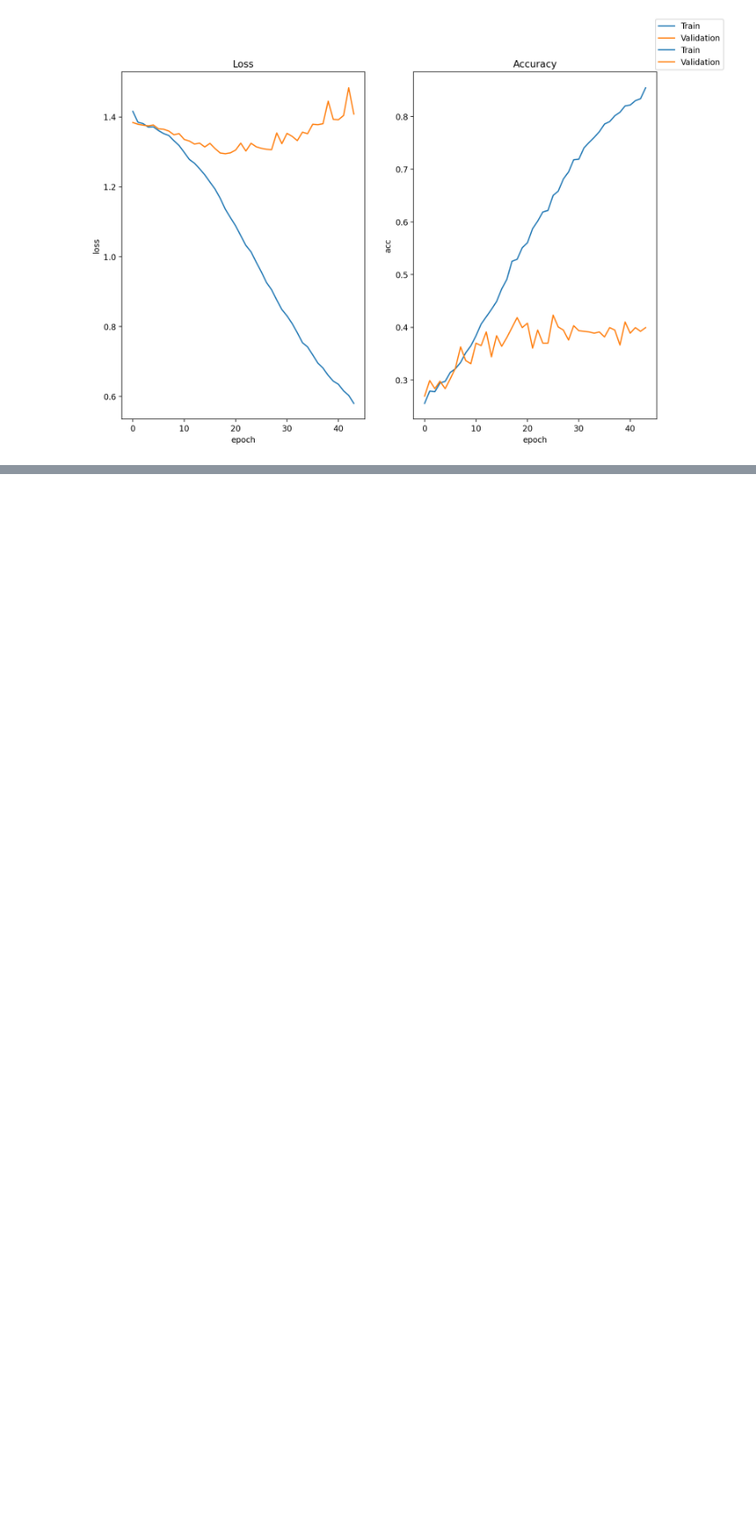
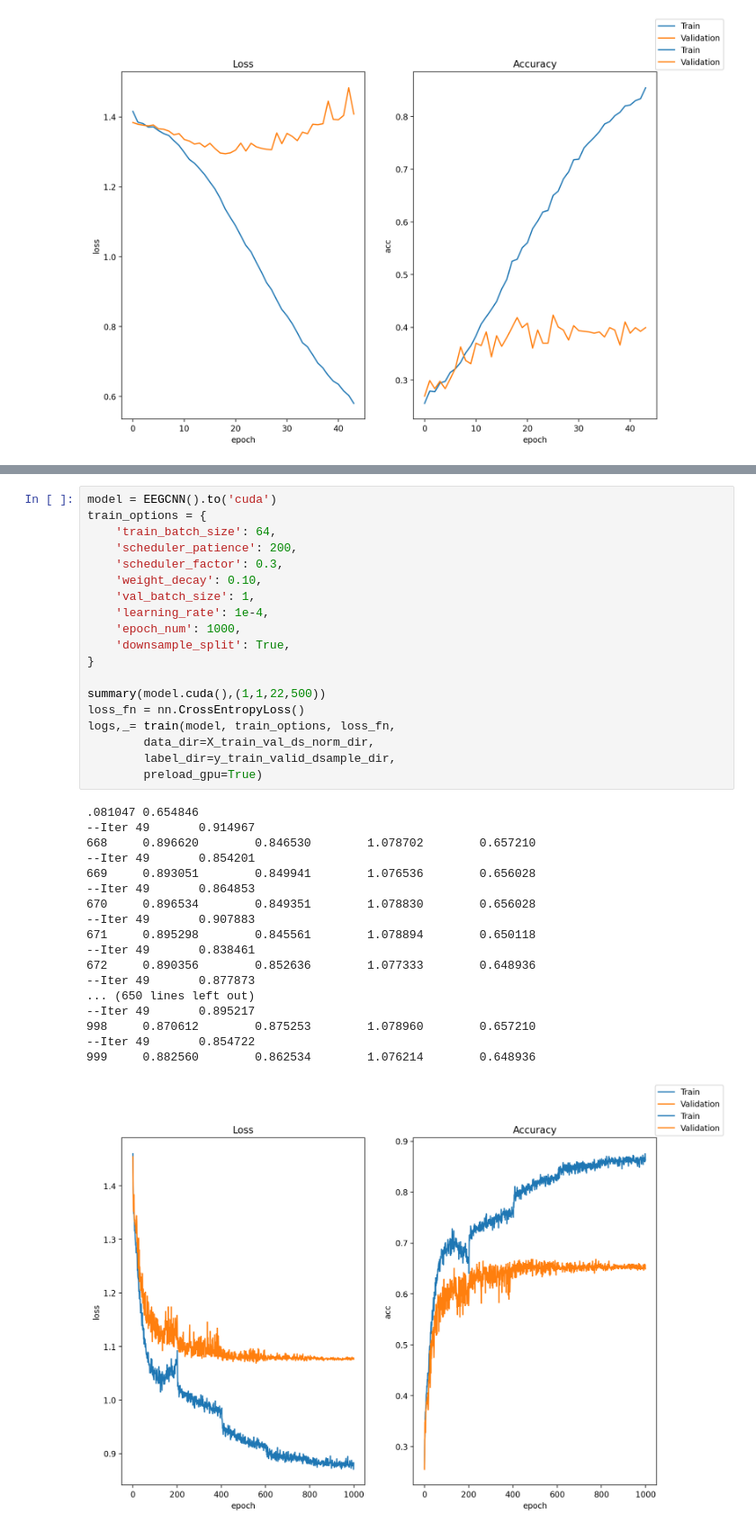
Before and after one commit to RX-0-95/EEG_Classification, a Jupyter notebook: CNNv3.ipynb, the cells around one changed output, grey strips where cells are left out. Shown at 90% size. Saved outputs shown, nothing was run; the diff lists cells and outputs as text; blank space fills up the shorter version.

```diff
--- a/CNNv3.ipynb
+++ b/CNNv3.ipynb
@@ -342,0 +345,38 @@ logs,_= train(model, train_options, loss_fn,
+# %%
+model = EEGCNN().to('cuda')
+train_options = {
+    'train_batch_size': 64,
+    'scheduler_patience': 200,
+    'scheduler_factor': 0.3,
+    'weight_decay': 0.10,
+    'val_batch_size': 1,
+    'learning_rate': 1e-4,
+    'epoch_num': 1000,
+    'downsample_split': True,
+}
+
+summary(model.cuda(),(1,1,22,500))
+loss_fn = nn.CrossEntropyLoss()
+logs,_= train(model, train_options, loss_fn,
+        data_dir=X_train_val_ds_norm_dir,
+        label_dir=y_train_valid_dsample_dir,
+        preload_gpu=True)
+# %% [output]
+.081047 0.654846
+--Iter 49       0.914967
+668     0.896620        0.846530        1.078702        0.657210
+--Iter 49       0.854201
+669     0.893051        0.849941        1.076536        0.656028
+--Iter 49       0.864853
+670     0.896534        0.849351        1.078830        0.656028
+--Iter 49       0.907883
+671     0.895298        0.845561        1.078894        0.650118
+--Iter 49       0.838461
+672     0.890356        0.852636        1.077333        0.648936
+--Iter 49       0.877873
+... (650 lines left out)
+--Iter 49       0.895217
+998     0.870612        0.875253        1.078960        0.657210
+--Iter 49       0.854722
+999     0.882560        0.862534        1.076214        0.648936
+[figure, added]
```
Also changed, not shown: parts of 2 cells of this notebook, 4 other files.
